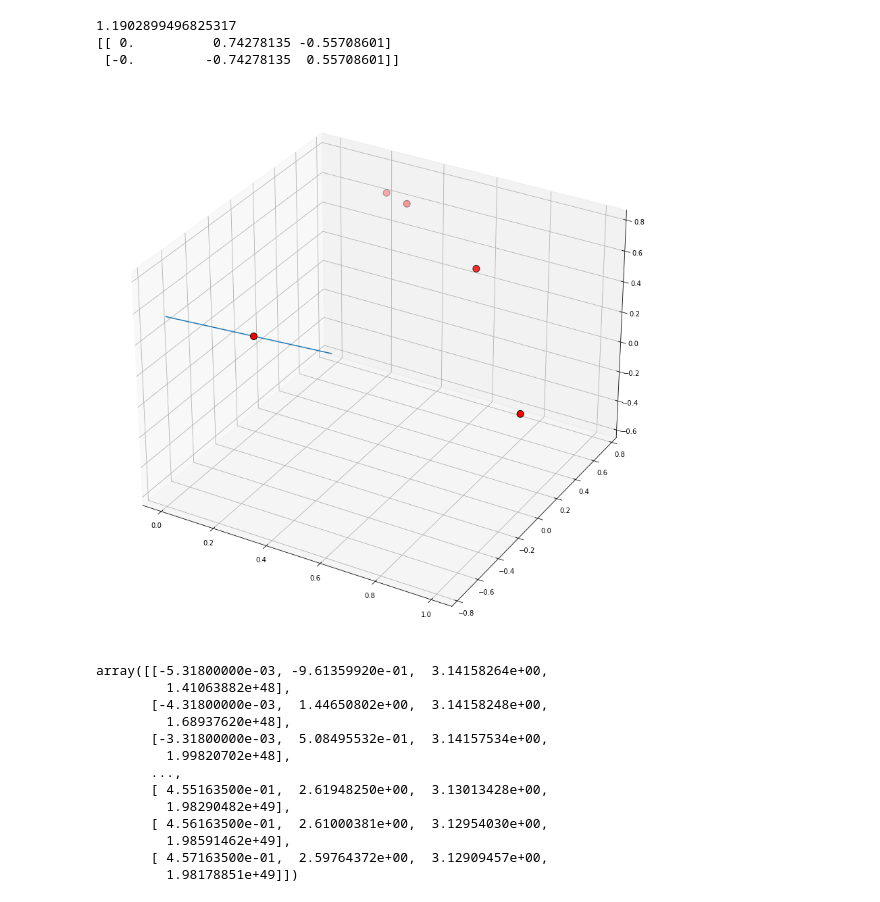
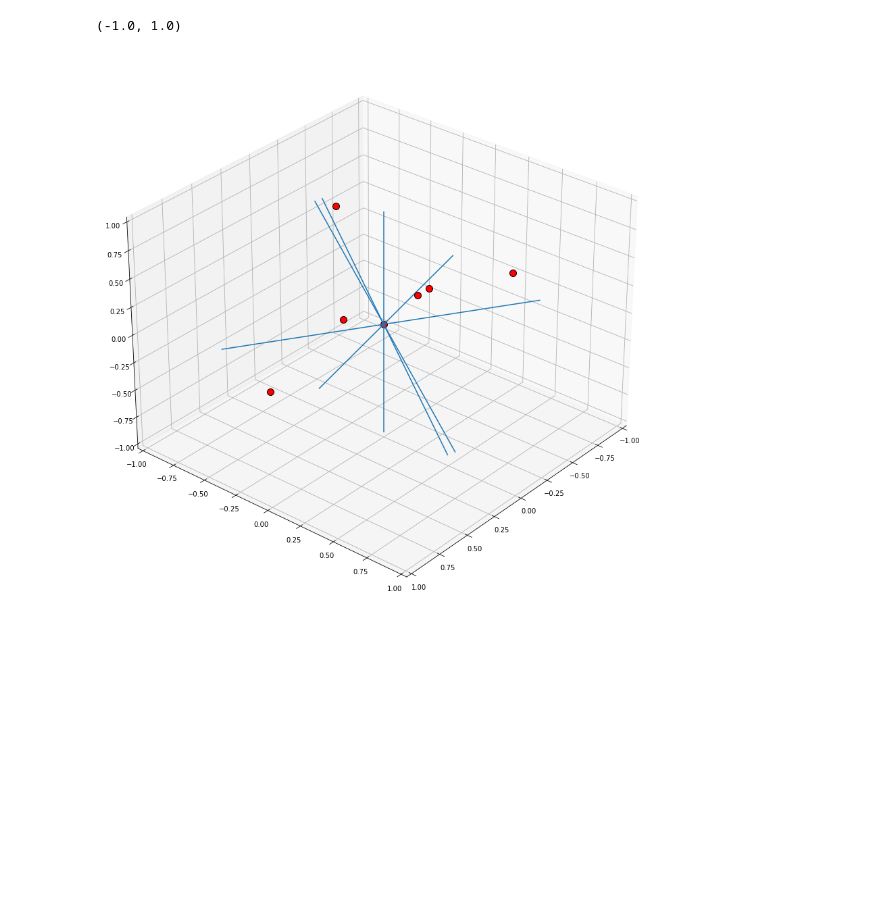
Before and after one commit to StevenVC/PajkosSummerResearch, a Jupyter notebook: programs/Axis of rotation Testing.ipynb, the cells around one changed output. Saved outputs shown, nothing was run; the diff lists cells and outputs as text; code cells hidden in the pictures; blank space fills up the shorter version.

```diff
--- a/programs/Axis of rotation Testing.ipynb
+++ b/programs/Axis of rotation Testing.ipynb
@@ -26,12 +10,0 @@ pointArrayNormalized = normalizeVector(pointArray)
-# %%
-findAngle = lambda a,b: np.arccos(a.dot(b)/(np.linalg.norm(a)*np.linalg.norm(b)))
-
-print(findAngle(pointArrayNormalized[0],pointArrayNormalized[3]))
-
-rotAxisVect = np.cross(pointArrayNormalized[0],pointArrayNormalized[3])
-rotAxis = np.array([rotAxisVect,-rotAxisVect])
-print(rotAxis)
-# %% [output]
-1.1902899496825317
-[[ 0.          0.74278135 -0.55708601]
- [-0.         -0.74278135  0.55708601]]
@@ -42,26 +10,0 @@ zSet = pointArrayNormalized[:,2]
-# %%
-fig = plt.figure(figsize = (15,15))
-ax = fig.add_subplot(111, projection='3d')
-
-sc = ax.scatter(0,0,0,s=100, c = 'red', edgecolors = 'black')
-sc = ax.scatter(xSet, ySet, zSet, s=100, c = 'red', edgecolors = 'black')
-sc = ax.plot3D(rotAxis[:,0],rotAxis[:,1],rotAxis[:,2])
-#sc = ax.plot3D([0,2],[0,3],[0,4])
-# %% [output]
-[figure, removed]
-# %%
-np.loadtxt(r'C:\Users\crazy\PajkosResearch\RawDataFiles\df_angl_FR.csv', usecols = [1,2,3,4], skiprows=7, dtype = float, delimiter = ',')
-# %% [output]
-array([[-5.31800000e-03, -9.61359920e-01,  3.14158264e+00,
-         1.41063882e+48],
-       [-4.31800000e-03,  1.44650802e+00,  3.14158248e+00,
-         1.68937620e+48],
-       [-3.31800000e-03,  5.08495532e-01,  3.14157534e+00,
-         1.99820702e+48],
-       ...,
-       [ 4.55163500e-01,  2.61948250e+00,  3.13013428e+00,
-         1.98290482e+49],
-       [ 4.56163500e-01,  2.61000381e+00,  3.12954030e+00,
-         1.98591462e+49],
-       [ 4.57163500e-01,  2.59764372e+00,  3.12909457e+00,
-         1.98178851e+49]])
@@ -67,0 +59,36 @@ array([[-5.31800000e-03, -9.61359920e-01,  3.14158264e+00,
+# %%
+o1 = np.array([0,0,0])
+p1 = np.array([2,3,4])
+p2 = np.array([7,3,6])
+p3 = np.array([3,6,8])
+p6 = np.array([-3,-5,3])
+p4 = np.array([1,0,0])
+p5 = np.array([-1,0.2,0])
+
+pointArray = np.array([p1,p2,p3,p6,p4,p5])
+
+pointArrayNormalized = normalizeVector(pointArray)
+
+xSet = pointArrayNormalized[:,0]
+ySet = pointArrayNormalized[:,1]
+zSet = pointArrayNormalized[:,2]
+
+rotAxis = genNormalizedRotationVectorSep(xSet,ySet,zSet)
+line_segments = Line3DCollection(np.stack((rotAxis,-1*rotAxis),axis=1))
+
+fig = plt.figure(figsize = (15,15))
+ax = fig.add_subplot(111, projection='3d')
+
+ax.scatter(0,0,0,s=100, c = 'red', edgecolors = 'black')
+ax.scatter(xSet, ySet, zSet, s=100, c = 'red', edgecolors = 'black', depthshade = False)
+ax.add_collection3d(line_segments)
+# ax.plot3D(pointArrayNormalized[:,0],pointArrayNormalized[:,1],pointArrayNormalized[:,2],c='green')
+
+ax.view_init(azim=40)
+
+ax.set_xlim(-1,1)
+ax.set_ylim(-1,1)
+ax.set_zlim(-1,1)
+# %% [output]
+(-1.0, 1.0)
+[figure, added]
```
Also changed, not shown: parts of 6 cells of this notebook, 1 other file.
